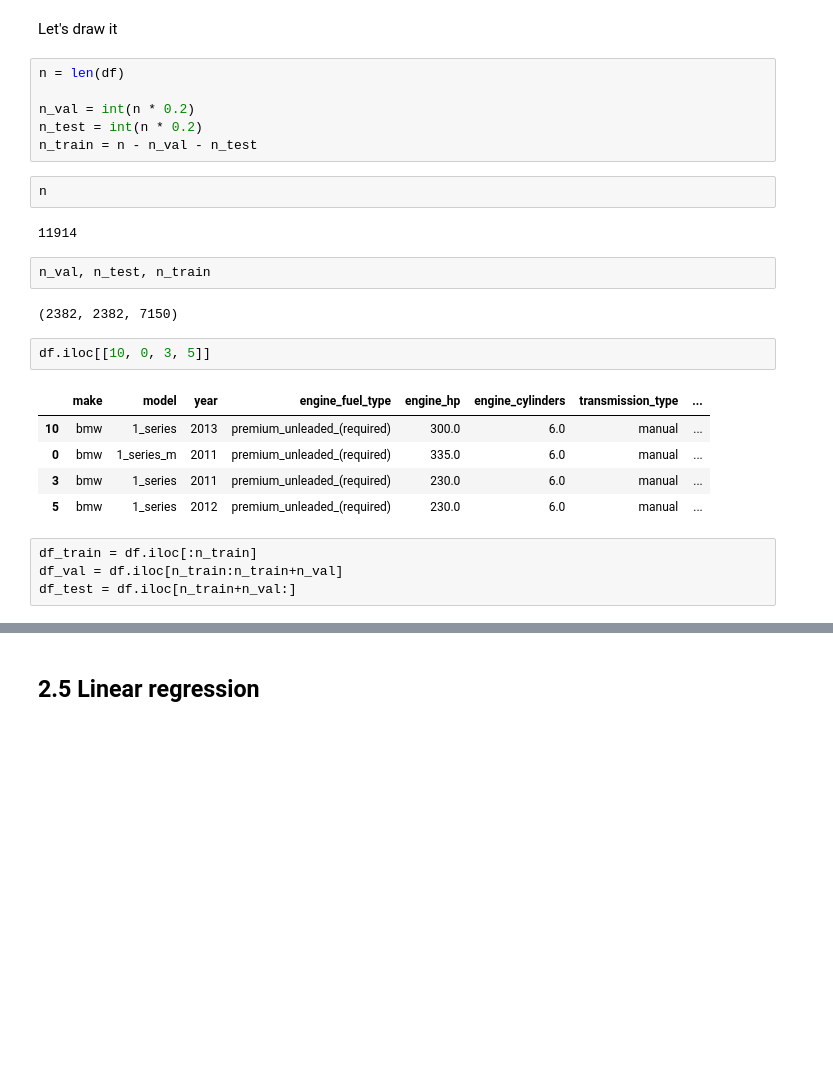
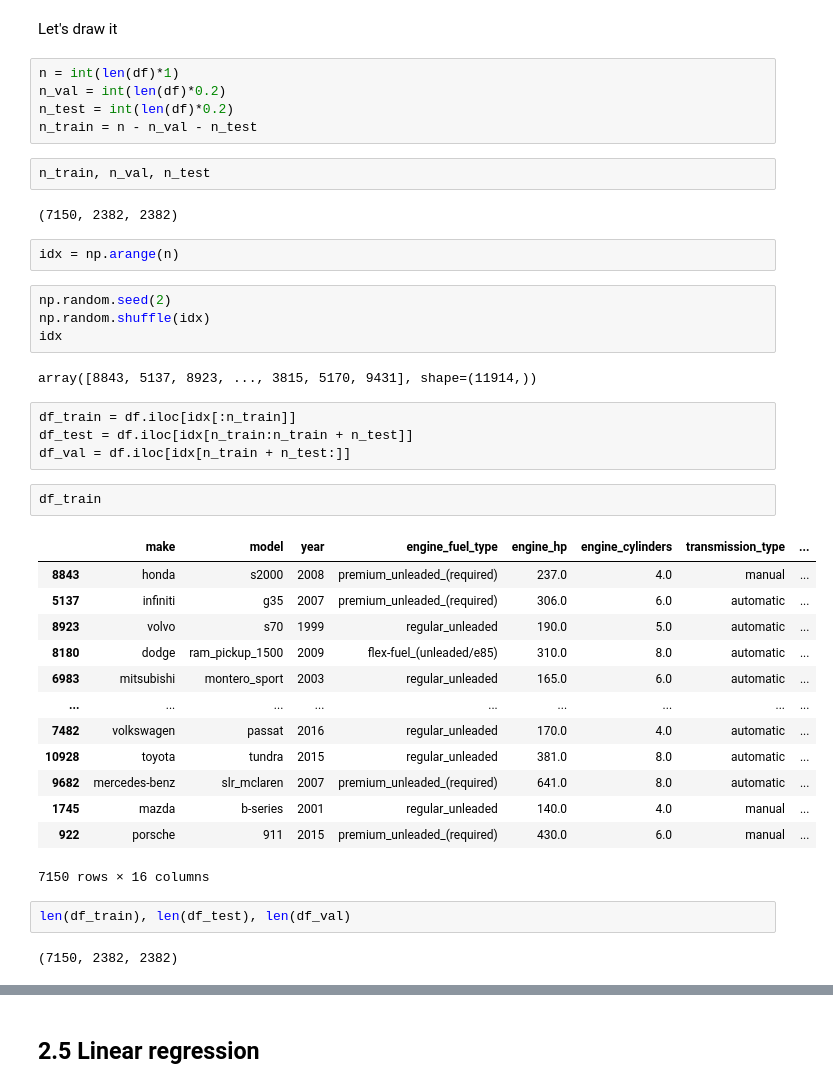
Before and after one commit to Pablink18dos2/MLZoomcamp, a Jupyter notebook: 02-regresion/notebook.ipynb, the cells around one changed output, grey strips where cells are left out. Saved outputs shown, nothing was run; the diff lists cells and outputs as text; blank space fills up the shorter version.

```diff
--- a/02-regresion/notebook.ipynb
+++ b/02-regresion/notebook.ipynb
@@ -155,29 +176,44 @@ dtype: int64
 # %% [markdown]
 Let's draw it
 # %%
-n = len(df)
-
-n_val = int(n * 0.2)
-n_test = int(n * 0.2)
+n = int(len(df)*1)
+n_val = int(len(df)*0.2)
+n_test = int(len(df)*0.2)
 n_train = n - n_val - n_test
 # %%
-n
+n_train, n_val, n_test
 # %% [output]
-11914
+(7150, 2382, 2382)
+# %%
+idx = np.arange(n)
+# %%
+np.random.seed(2)
+np.random.shuffle(idx)
+idx
+# %% [output]
+array([8843, 5137, 8923, ..., 3815, 5170, 9431], shape=(11914,))
 # %%
-n_val, n_test, n_train
+df_train = df.iloc[idx[:n_train]]
+df_test = df.iloc[idx[n_train:n_train + n_test]]
+df_val = df.iloc[idx[n_train + n_test:]]
-# %% [output]
-(2382, 2382, 7150)
 # %%
-df.iloc[[10, 0, 3, 5]]
+df_train
 # %% [output]
 |  | make | model | year | engine_fuel_type | engine_hp | engine_cylinders | transmission_type | ... |
-| 10 | bmw | 1_series | 2013 | premium_unleaded_(required) | 300.0 | 6.0 | manual | ... |
-| 0 | bmw | 1_series_m | 2011 | premium_unleaded_(required) | 335.0 | 6.0 | manual | ... |
-| 3 | bmw | 1_series | 2011 | premium_unleaded_(required) | 230.0 | 6.0 | manual | ... |
-| 5 | bmw | 1_series | 2012 | premium_unleaded_(required) | 230.0 | 6.0 | manual | ... |
+| 8843 | honda | s2000 | 2008 | premium_unleaded_(required) | 237.0 | 4.0 | manual | ... |
+| 5137 | infiniti | g35 | 2007 | premium_unleaded_(required) | 306.0 | 6.0 | automatic | ... |
+| 8923 | volvo | s70 | 1999 | regular_unleaded | 190.0 | 5.0 | automatic | ... |
+| 8180 | dodge | ram_pickup_1500 | 2009 | flex-fuel_(unleaded/e85) | 310.0 | 8.0 | automatic | ... |
+| 6983 | mitsubishi | montero_sport | 2003 | regular_unleaded | 165.0 | 6.0 | automatic | ... |
+| ... | ... | ... | ... | ... | ... | ... | ... | ... |
+| 7482 | volkswagen | passat | 2016 | regular_unleaded | 170.0 | 4.0 | automatic | ... |
+| 10928 | toyota | tundra | 2015 | regular_unleaded | 381.0 | 8.0 | automatic | ... |
+| 9682 | mercedes-benz | slr_mclaren | 2007 | premium_unleaded_(required) | 641.0 | 8.0 | automatic | ... |
+| 1745 | mazda | b-series | 2001 | regular_unleaded | 140.0 | 4.0 | manual | ... |
+| 922 | porsche | 911 | 2015 | premium_unleaded_(required) | 430.0 | 6.0 | manual | ... |
+7150 rows × 16 columns
 # %%
-df_train = df.iloc[:n_train]
-df_val = df.iloc[n_train:n_train+n_val]
-df_test = df.iloc[n_train+n_val:]
+len(df_train), len(df_test), len(df_val)
+# %% [output]
+(7150, 2382, 2382)
 # %%
```
Also changed, not shown: parts of 22 cells of this notebook, 2 other files.
